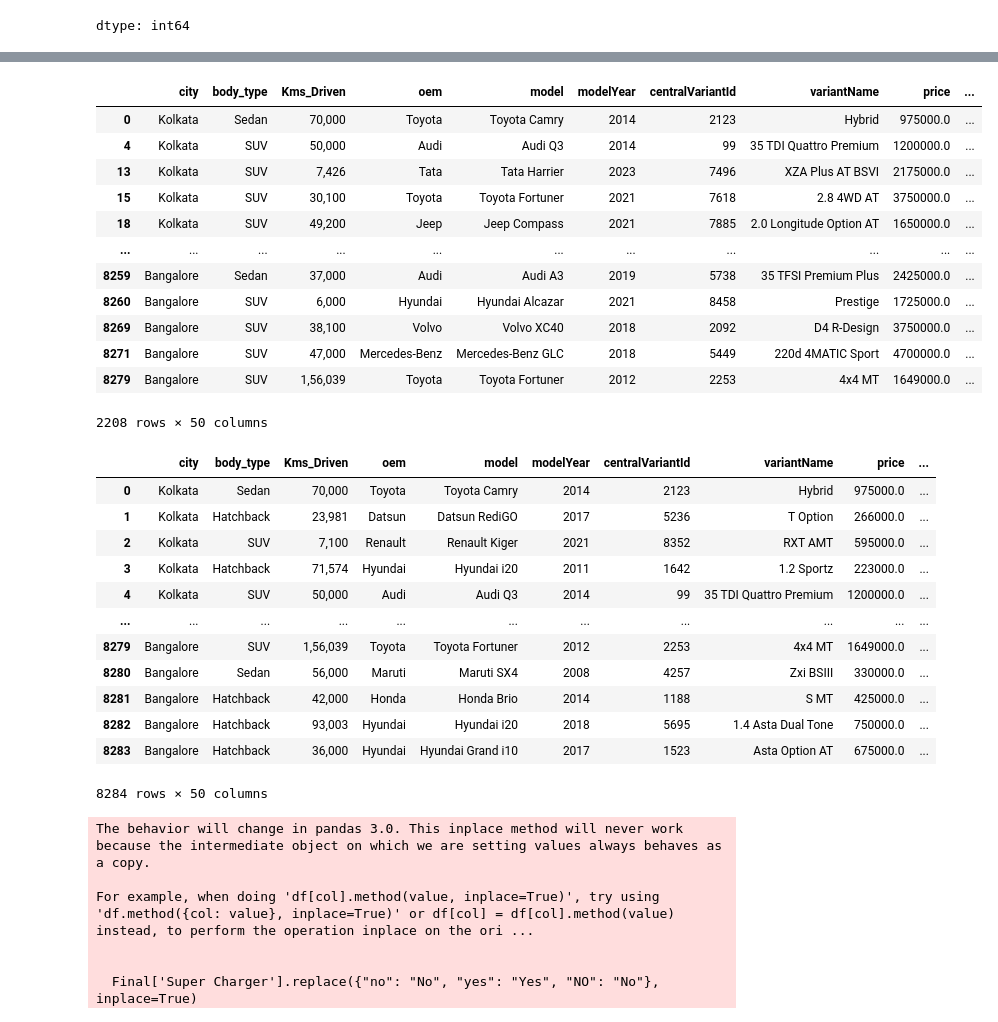
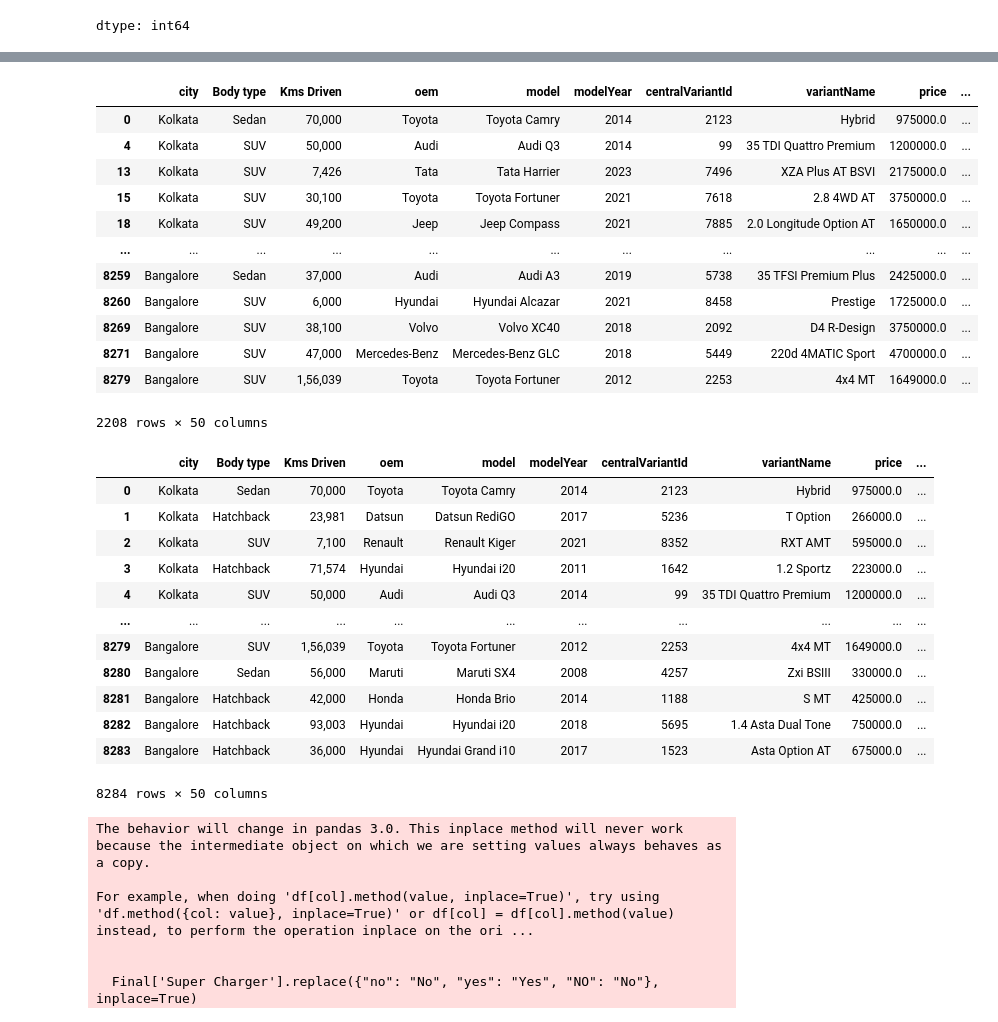
Before and after one commit to SIVASHANKARI04/CarDekho-Project, a Jupyter notebook: Untitled1.ipynb, the cells around one changed output, grey strips where cells are left out. Cells and saved outputs as stored; diff of their text form; code cells hidden in the pictures.

```diff
--- a/Untitled1.ipynb
+++ b/Untitled1.ipynb
@@ -425,6 +444,6 @@ AttributeError: 'list' object has no attribute 'columns'
 # %%
 # Rename columns in DataFrame Final
-Final = Final.rename(columns={'bt': 'body_type', 'Seats': 'Seating_Capacity','km': 'Kms_Driven', 'Engine': 'Engine_Displacement'})
+Final = Final.rename(columns={'bt': 'Body type', 'Seats': 'Seating Capacity','km': 'Kms Driven', 'Engine': 'Engine Displacement'})
 
 Final.head()  # Display the first few rows to confirm the changes
 # %% [output]
@@ -436,25 +455,25 @@ Final.head()  # Display the first few rows to confirm the changes
 | 4 | Kolkata | SUV | 50,000 | Audi | Audi Q3 | 2014 | 99 | 35 TDI Quattro Premium | ₹ 12 Lakh | ... |
 # %%
 #Convert price to float:
-def price_convert(price_str):
+def convert_price(price_str):
     price_str = price_str.replace('₹', '').replace(',', '').replace('â‚¹', '').strip()
     if 'Lakh' in price_str:
         return float(price_str.replace('Lakh', '').strip()) * 100000
     elif 'Thousand' in price_str:
         return float(price_str.replace('Thousand', '').strip()) * 1000
     elif 'Crore' in price_str:
         return float(price_str.replace('Crore', '').strip()) * 10000000
     else:
         # Return as float if no unit is found
         return float(price_str)
 
 # Apply the function to the Price column
-Final['price'] = Final['price'].apply(price_convert)
+Final['price'] = Final['price'].apply(convert_price)
 
 # Display the first few rows to confirm changes >900000
 Final[Final['price']>900000]
 # %% [output]
-|  | city | body_type | Kms_Driven | oem | model | modelYear | centralVariantId | variantName | price | ... |
+|  | city | Body type | Kms Driven | oem | model | modelYear | centralVariantId | variantName | price | ... |
 | 0 | Kolkata | Sedan | 70,000 | Toyota | Toyota Camry | 2014 | 2123 | Hybrid | 975000.0 | ... |
 | 4 | Kolkata | SUV | 50,000 | Audi | Audi Q3 | 2014 | 99 | 35 TDI Quattro Premium | 1200000.0 | ... |
 | 13 | Kolkata | SUV | 7,426 | Tata | Tata Harrier | 2023 | 7496 | XZA Plus AT BSVI | 2175000.0 | ... |
@@ -492,7 +511,7 @@ unit_patterns = {
 }
 
 # Function to clean, convert columns and handle NaN values by replacing with median
-def clean_and_convert_column_units(df):
+def clean_and_change_column_units(df):
     for col, pattern in unit_patterns.items():
         if col in df.columns:
             if df[col].dtype == 'object':  # Ensure column is of type object (string)
@@ -512,11 +531,11 @@ def clean_and_convert_column_units(df):
     return df
 
 # Apply the function to clean, convert columns, and replace NaN with median
-Final = clean_and_convert_column_units(Final)
+Final = clean_and_change_column_units(Final)
 
 Final
 # %% [output]
-|  | city | body_type | Kms_Driven | oem | model | modelYear | centralVariantId | variantName | price | ... |
+|  | city | Body type | Kms Driven | oem | model | modelYear | centralVariantId | variantName | price | ... |
 | 0 | Kolkata | Sedan | 70,000 | Toyota | Toyota Camry | 2014 | 2123 | Hybrid | 975000.0 | ... |
 | 1 | Kolkata | Hatchback | 23,981 | Datsun | Datsun RediGO | 2017 | 5236 | T Option | 266000.0 | ... |
 | 2 | Kolkata | SUV | 7,100 | Renault | Renault Kiger | 2021 | 8352 | RXT AMT | 595000.0 | ... |
```
Also changed, not shown: parts of 50 cells of this notebook.
